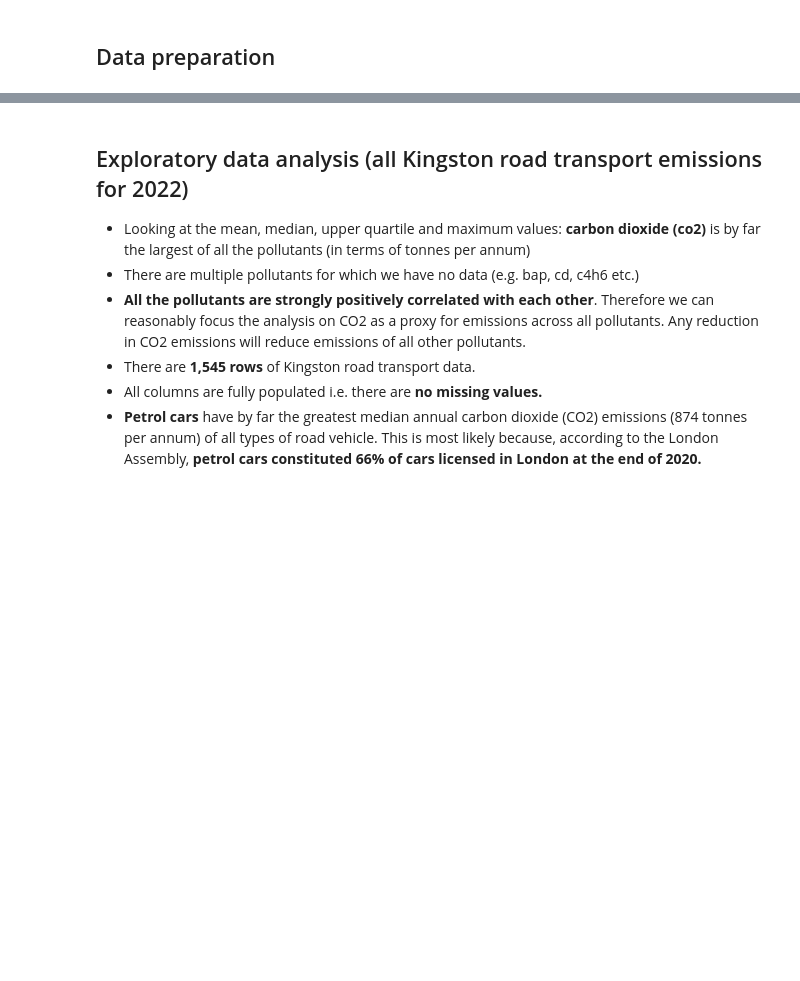
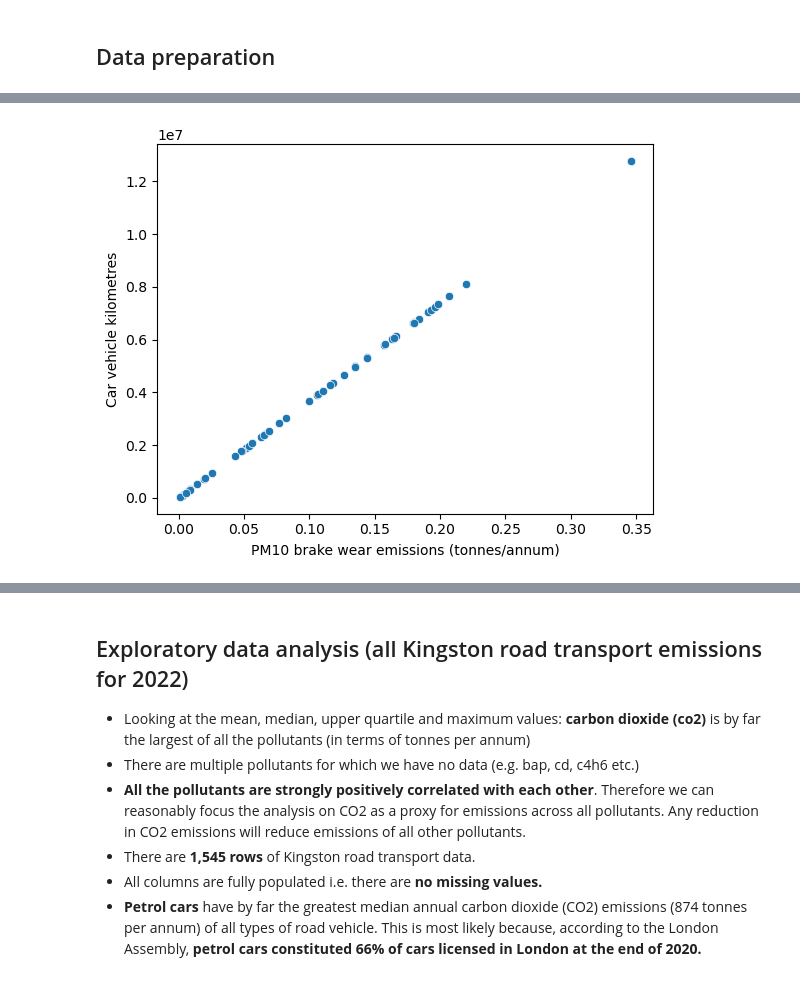
Before and after one commit to andrewsivanesan/London-air-quality, a Jupyter notebook: LondonAirQualityAnalysis.ipynb, the cells around one changed output, grey strips where cells are left out. Cells and saved outputs as stored; diff of their text form; code cells hidden in the pictures; blank space fills up the shorter version.

Commit message:
Update LondonAirQualityAnalysis.ipynb
Pivoted focus onto PM10 brake wear emissions (given upcoming Euro 7 emissions standards on 29th Nov 2026).

```diff
--- a/LondonAirQualityAnalysis.ipynb
+++ b/LondonAirQualityAnalysis.ipynb
@@ -51,0 +78,23 @@ fname_roadflows = "LAEI2022-minor-roads-flows-and-speeds.xlsx"
+# %%
+cond = (grid_emissions["year"] == 2022) & (grid_emissions["borough"] == "Kingston") & (grid_emissions["pm-source"].isin(["Brake", "Tyre"]))
+
+cols = ["grid.id.1km2", "pollutant", "pm-source", "Road-Car-Petrol"]
+
+kingston_petrol_cars = grid_emissions[cond][cols]
+# %%
+# read in Kingston LAEI grid squares shapefile
+grid_boundaries = gpd.read_file("LAEI2019_grid.shp")
+grid_boundaries = grid_boundaries[grid_boundaries["Borough"] == "Kingston"]
+#grid_boundaries.head()
+# %%
+# columns to select
+cols = ["1km2_ID", "geometry", "pollutant", "pm-source", "Road-Car-Petrol", "vkm.cars"]
+
+# right join is used instead of left join to ensure that the output is a GeoDataFrame rather than a Pandas DataFrame.
+# This is necessary for plotting a choropleth map in Folium in the next step.
+kingston_petrol_cars_grid = (grid_boundaries.merge(kingston_petrol_cars, how="right", left_on="1km2_ID", right_on="grid.id.1km2")
+                                            .merge(kingston_car_flows, how="right", left_on="1km2_ID", right_on="grid.id.1km2")[cols])
+
+kingston_petrol_cars_grid["pm10_brake_per_vkm_scaled"] = 1000000000000 * (kingston_petrol_cars_grid["Road-Car-Petrol"] / kingston_petrol_cars_grid["vkm.cars"])
+
+kingston_petrol_cars_grid.head()
@@ -51,0 +108,6 @@ fname_roadflows = "LAEI2022-minor-roads-flows-and-speeds.xlsx"
+# %%
+cond_pm10_brake = (kingston_petrol_cars_grid["pollutant"] == "pm10") & (kingston_petrol_cars_grid["pm-source"] == "Brake") & (kingston_petrol_cars_grid["vkm.cars"] > 0.0)
+
+pm10_brake = kingston_petrol_cars_grid[cond_pm10_brake]
+
+pm10_brake
@@ -51,0 +132,8 @@ fname_roadflows = "LAEI2022-minor-roads-flows-and-speeds.xlsx"
+# %%
+# Linear relationship, and perfect positive correlation, between PM10 brake wear emissions and car vehicle kilometres
+sns.scatterplot(data=pm10_brake, x="Road-Car-Petrol", y="vkm.cars")
+plt.xlabel("PM10 brake wear emissions (tonnes/annum)")
+plt.ylabel("Car vehicle kilometres")
+plt.show()
+# %% [output]
+[figure, added]
```
Also changed, not shown: parts of 15 cells of this notebook.
